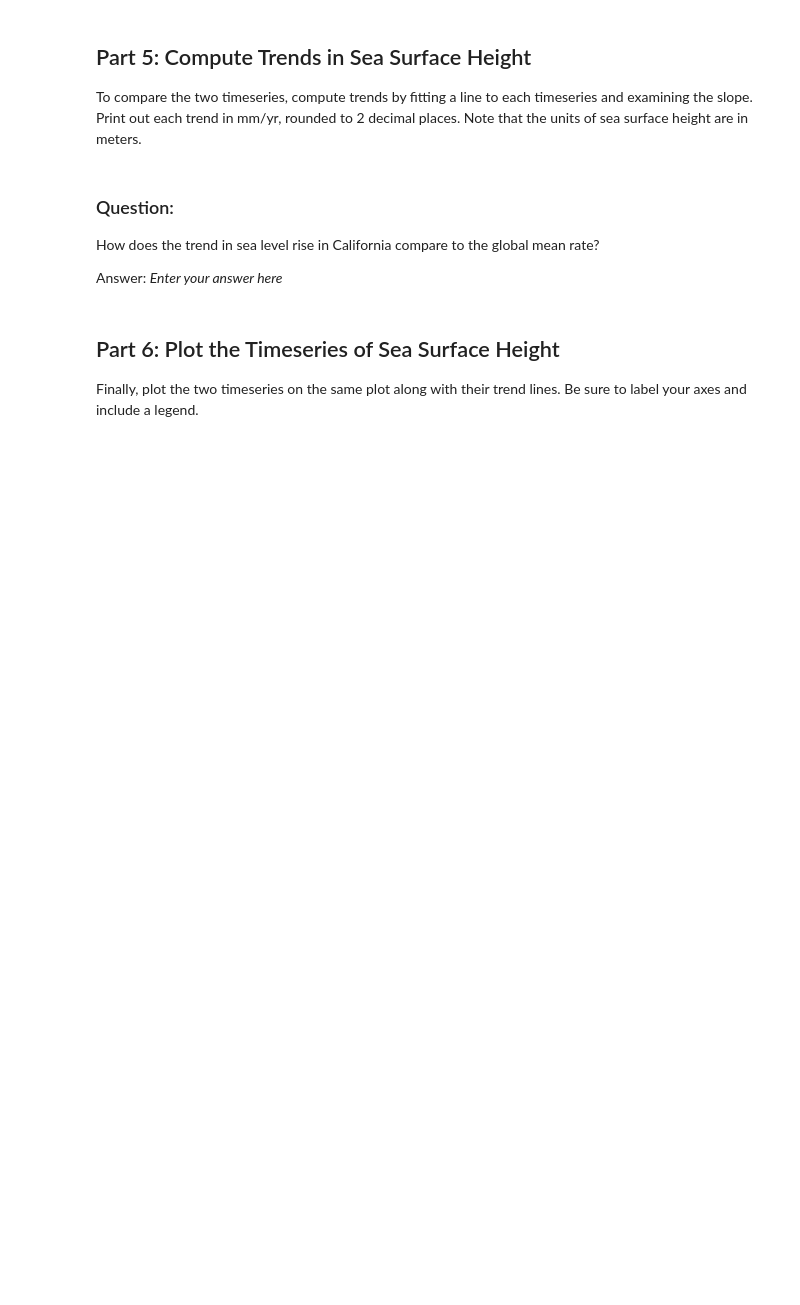
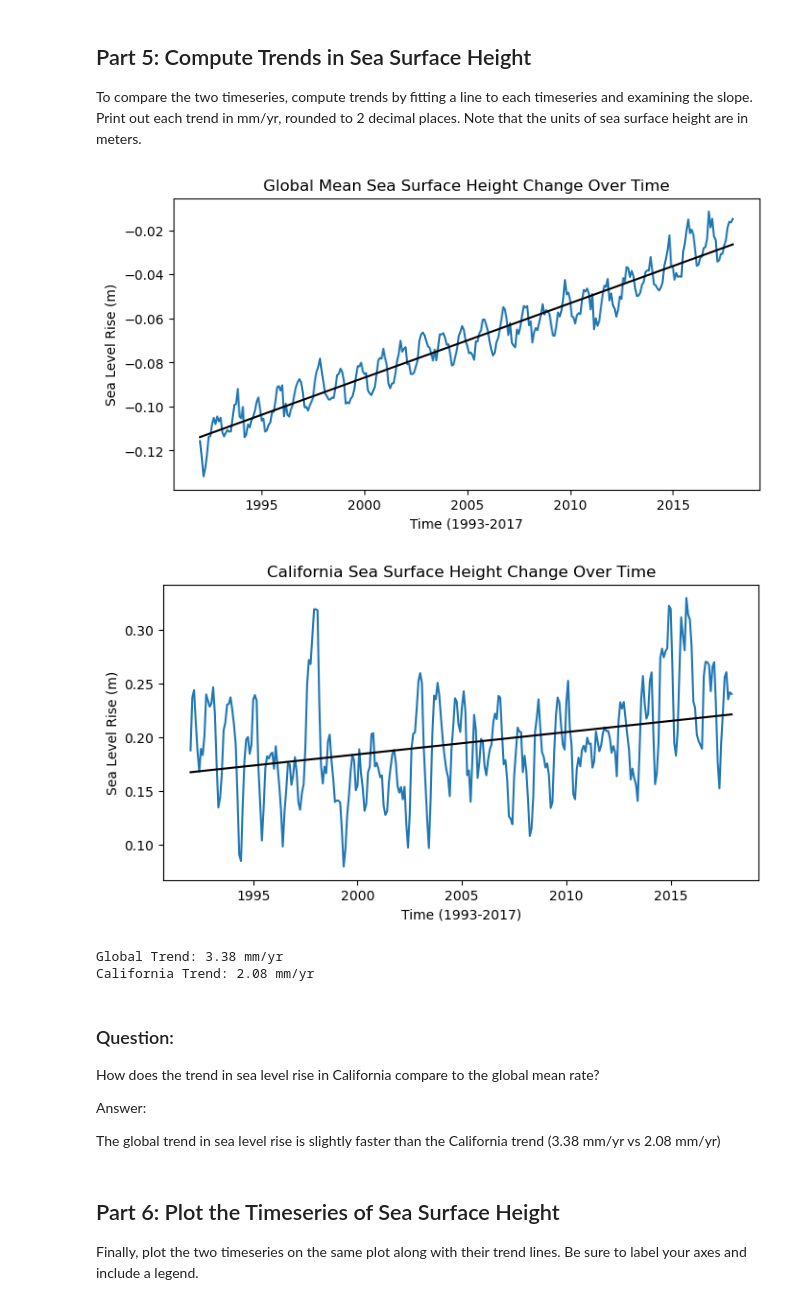
Before and after one commit to andrej-rivera/cs185c, a Jupyter notebook: homework/homework_4/HW4 Sea Level Rise.ipynb, the cells around one changed output. Saved outputs shown, nothing was run; the diff lists cells and outputs as text; code cells hidden in the pictures; blank space fills up the shorter version.

```diff
--- a/homework/homework_4/HW4 Sea Level Rise.ipynb
+++ b/homework/homework_4/HW4 Sea Level Rise.ipynb
@@ -120,8 +118,8 @@ for year in range(1992,2018):
         ds = xr.open_dataset(file_path)
         SSH = np.array(ds['SSHDYN'][:])
         values = SSH[0, lat_col, lon_row]
-        ts_ca.append([ds.attrs['time_coverage_start'], values])
+        ts_ca.append([year+(month*(1/12)), values])
 
 ts_ca = np.array(ts_ca)
 
-print(ts_ca)
+#print(ts_ca)
@@ -151,7 +131,7 @@ Next, make a timeseries of sea surface height averaged across the globe. Your lo
 # each time through the loop, take the mean of the ssh grid at the row and column identified above
 # when you take the mean, be sure to exclude 0 values, which pertain to land
 # your timeseries should be an (N,2) array with time in the first column and ssh values in the second
-ts_ca = []
+ts_global = []
 
 for year in range(1992,2018):
     for month in range(1,13):
@@ -166,8 +146,8 @@ for year in range(1992,2018):
         SSH = np.array(ds['SSHDYN'][:])
         values = SSH[0, :, :]
         values = values[values != 0]
-        ts_ca.append([ds.attrs['time_coverage_start'], np.mean(values)])
+        ts_global.append([year+(month*(1/12)), np.mean(values)])
 
-ts_ca = np.array(ts_ca)
+ts_global = np.array(ts_global)
 
-print(ts_ca)
+#print(ts_global)
@@ -194,14 +156,53 @@ print(ts_ca)
 To compare the two timeseries, compute trends by fitting a line to each timeseries and examining the slope. Print out each trend in mm/yr, rounded to 2 decimal places. Note that the units of sea surface height are in meters.
 # %%
 # compute the trends in SLR by fitting a line to the CA and the global mean timeseries
+months = np.arange(len(ts_global))
+dec_yr = 1992 + months/12
+
+# global trend
+p = np.polyfit(dec_yr, ts_global[:,1], 1)
+
+slope_global= p[0]
+intercept_global= p[1]
+
+fig = plt.figure(figsize=(8,4))
+plt.plot(dec_yr, ts_global[:,1])
+plt.plot(dec_yr, slope_global*dec_yr + intercept_global, color='k')
+plt.title("Global Mean Sea Surface Height Change Over Time")
+plt.ylabel("Sea Level Rise (m)")
+plt.xlabel("Time (1993-2017")
+plt.show()
+
+# california trend
+p = np.polyfit(dec_yr, ts_ca[:,1], 1)
+
+slope_ca= p[0]
+intercept_ca= p[1]
+
+fig = plt.figure(figsize=(8,4))
+plt.plot(dec_yr, ts_ca[:,1])
+plt.plot(dec_yr, slope_ca*dec_yr + intercept_ca, color='k')
+plt.title("California Sea Surface Height Change Over Time")
+plt.ylabel("Sea Level Rise (m)")
+plt.xlabel("Time (1993-2017)")
+plt.show()
 
 
 # print out the statistics in mm/yr for each timeseries
+print("Global Trend: " + f"{slope_global*1000:.2f}" + " mm/yr")
+print("California Trend: " + f"{slope_ca*1000:.2f}" + " mm/yr")
+# %% [output]
+[figure, added]
+[figure, added]
+Global Trend: 3.38 mm/yr
+California Trend: 2.08 mm/yr
 # %% [markdown]
 ### Question:
 How does the trend in sea level rise in California compare to the global mean rate?
 
-Answer: *Enter your answer here*
+Answer:
+
+The global trend in sea level rise is slightly faster than the California trend (3.38 mm/yr vs 2.08 mm/yr)
 # %% [markdown]
 ## Part 6: Plot the Timeseries of Sea Surface Height
 Finally, plot the two timeseries on the same plot along with their trend lines. Be sure to label your axes and include a legend.
```
Also changed, not shown: parts of 7 cells of this notebook, 1 other file.
